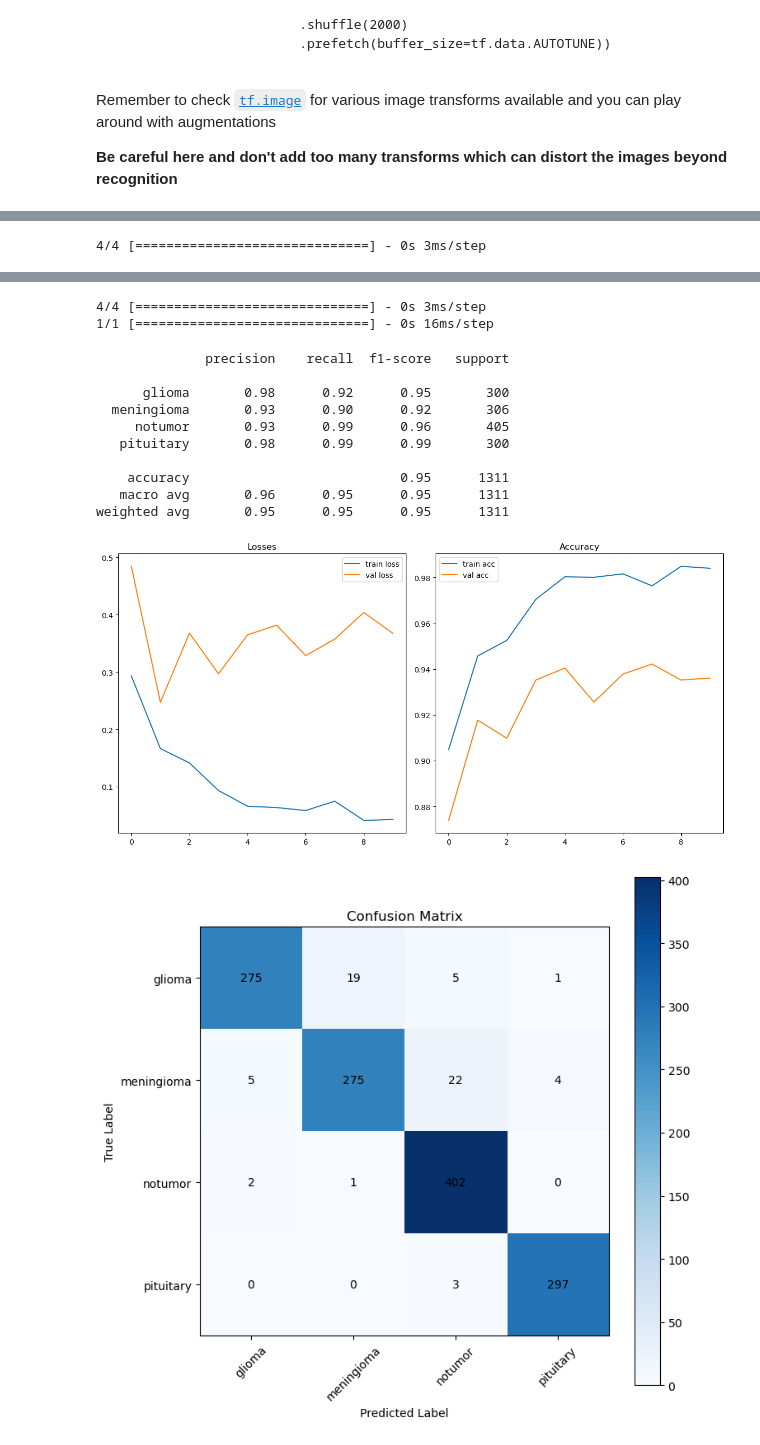
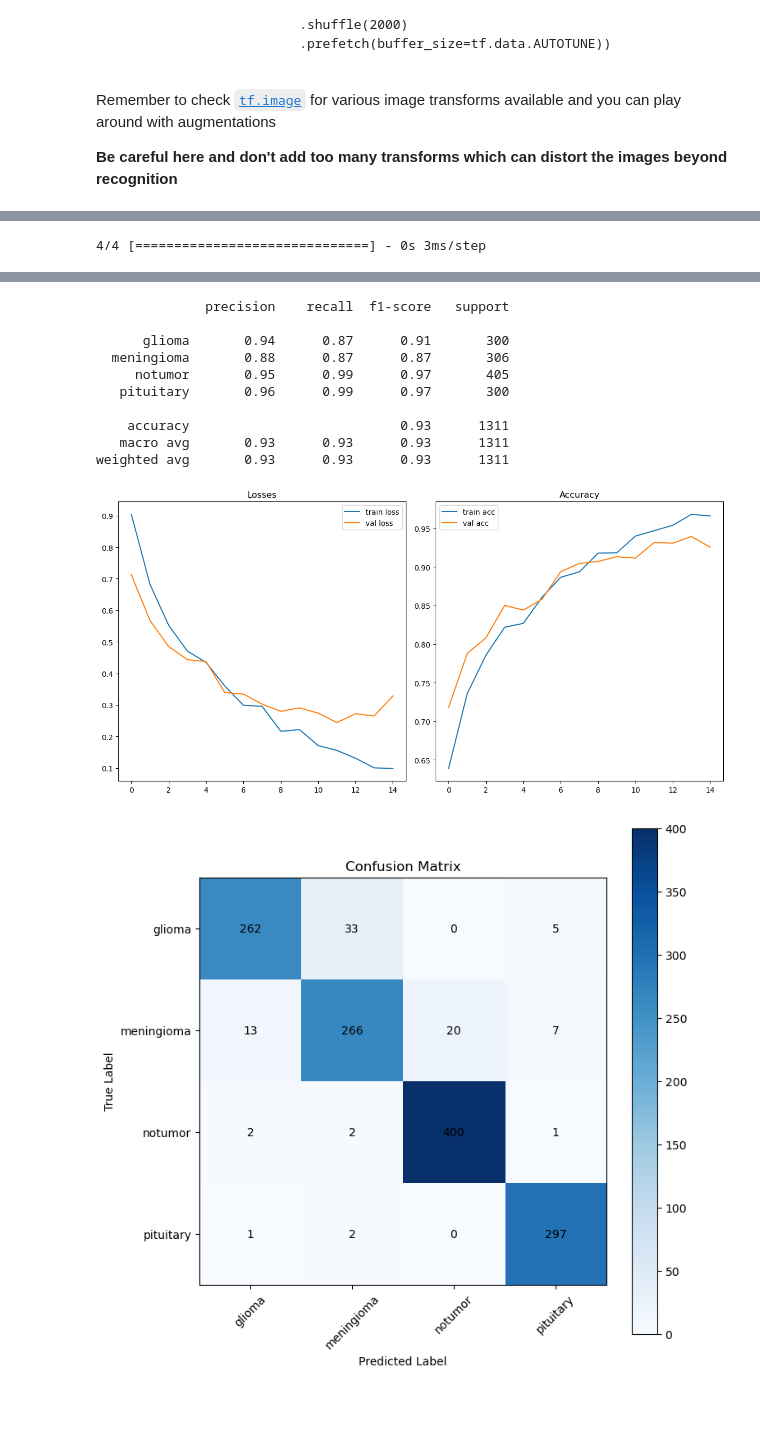
Before and after one commit to brain-scan-zh/challenge, a Jupyter notebook: notebooks/Brain_Tumor_Detector_Helper_SK.ipynb, the cells around one changed output, grey strips where cells are left out. Cells and saved outputs as stored; diff of their text form; code cells hidden in the pictures; blank space fills up the shorter version.

```diff
--- a/notebooks/Brain_Tumor_Detector_Helper_SK.ipynb
+++ b/notebooks/Brain_Tumor_Detector_Helper_SK.ipynb
@@ -359,6 +409,6 @@ weighted avg       0.95      0.95      0.95      1311
 # %%
 # add augmentation directly to the training set like:
-
+train_ds, val_ds = prepare_train_and_val_datasets()
 train_ds = (train_ds.map(lambda image, label: (tf.image.random_flip_left_right(image), label))
                     .map(lambda image, label: (tf.image.random_contrast(image, lower=0.2, upper=1.5), label))
                         .shuffle(2000)
@@ -365,0 +524,30 @@ train_ds = (train_ds.map(lambda image, label: (tf.image.random_flip_left_right(i
+# %%
+model = tf.keras.Sequential([
+    tf.keras.layers.experimental.preprocessing.Rescaling(1./255),
+    tf.keras.layers.Conv2D(32, 3, activation='relu'),
+    tf.keras.layers.MaxPooling2D(),
+    tf.keras.layers.Conv2D(32, 3, activation='relu'),
+    tf.keras.layers.MaxPooling2D(),
+    tf.keras.layers.Conv2D(32, 3, activation='relu'),
+    tf.keras.layers.MaxPooling2D(),
+    tf.keras.layers.Flatten(),
+    tf.keras.layers.Dense(128, activation='relu'),
+    tf.keras.layers.Dense(4)
+])
+
+model.build(input_shape=(None, 128, 128, 3))  # Build the model
+
+
+model.compile(
+    optimizer='adam',
+    loss=tf.losses.SparseCategoricalCrossentropy(from_logits=True),
+    metrics=['accuracy']
+)
+
+model.summary()
+
+model.compile(
+    optimizer='adam',
+    loss=tf.losses.SparseCategoricalCrossentropy(from_logits=True),
+    metrics=['accuracy']
+)
@@ -365,0 +572,8 @@ train_ds = (train_ds.map(lambda image, label: (tf.image.random_flip_left_right(i
+# %%
+train_ds, val_ds = prepare_train_and_val_datasets()
+train_ds = (train_ds.map(lambda image, label: (tf.image.random_flip_left_right(image), label))
+                    #.map(lambda image, label: (tf.image.random_contrast(image, lower=0.2, upper=1.5), label))
+                    .map(lambda image, label: (tf.image.random_brightness(image, max_delta=0.5), label))
+                    .map(lambda image, label: (tf.image.random_flip_up_down(image), label))
+                        .shuffle(2000)
+                        .prefetch(buffer_size=tf.data.AUTOTUNE))
@@ -367,7 +732,8 @@ train_ds = (train_ds.map(lambda image, label: (tf.image.random_flip_left_right(i
 history = model.fit(
     train_ds,
     validation_data=val_ds,
-    epochs=10
+    epochs=20,
+    callbacks=[early_stopping]
 )
 
 # plot the training history
@@ -420,5 +786,5 @@ plt.title('Confusion Matrix')
 plt.show()
 
 # save the model
-model.save('brain_tumor_classifier_aug_1.h5')
+model.save('brain_tumor_classifier_aug_2_early_stop.h5')
 # %% [output]
@@ -451,14 +819,12 @@ Found 1311 files belonging to 4 classes.
-4/4 [==============================] - 0s 3ms/step
-1/1 [==============================] - 0s 16ms/step
+              precision    recall  f1-score   support
+
+      glioma       0.94      0.87      0.91       300
+  meningioma       0.88      0.87      0.87       306
+     notumor       0.95      0.99      0.97       405
+   pituitary       0.96      0.99      0.97       300
+
+    accuracy                           0.93      1311
+   macro avg       0.93      0.93      0.93      1311
+weighted avg       0.93      0.93      0.93      1311
-              precision    recall  f1-score   support
-
-      glioma       0.98      0.92      0.95       300
-  meningioma       0.93      0.90      0.92       306
-     notumor       0.93      0.99      0.96       405
-   pituitary       0.98      0.99      0.99       300
-
-    accuracy                           0.95      1311
-   macro avg       0.96      0.95      0.95      1311
-weighted avg       0.95      0.95      0.95      1311
-[figure, old version]
+[figure, new version]
-[figure, old version]
+[figure, new version]
```
Also changed, not shown: parts of 22 cells of this notebook.
